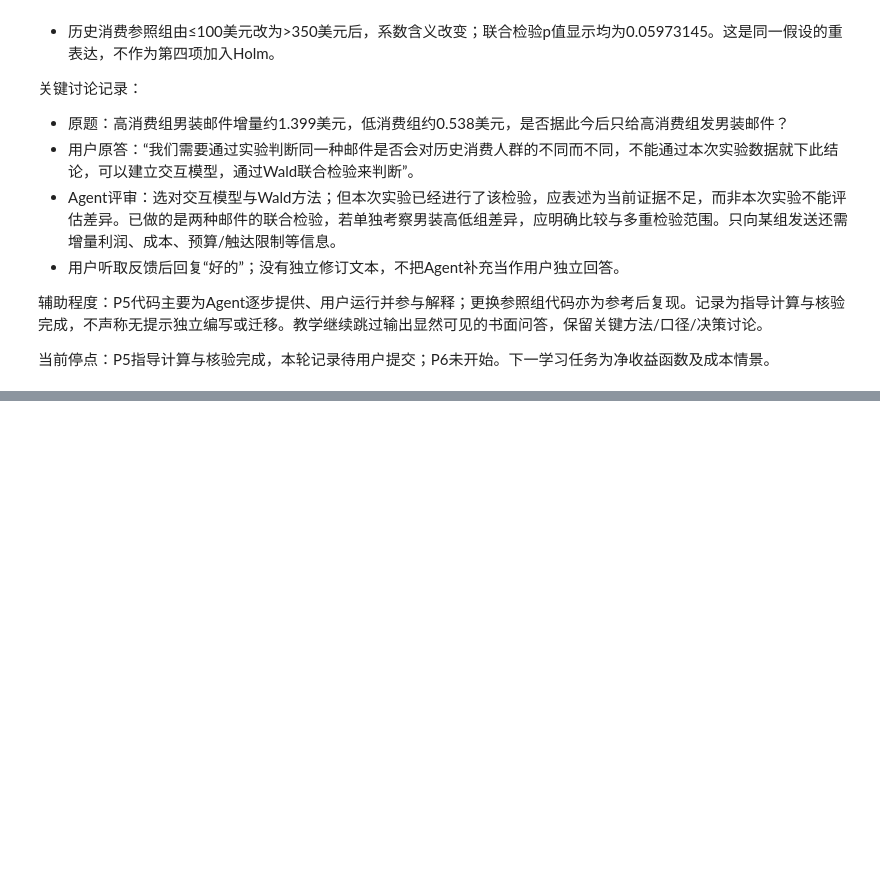
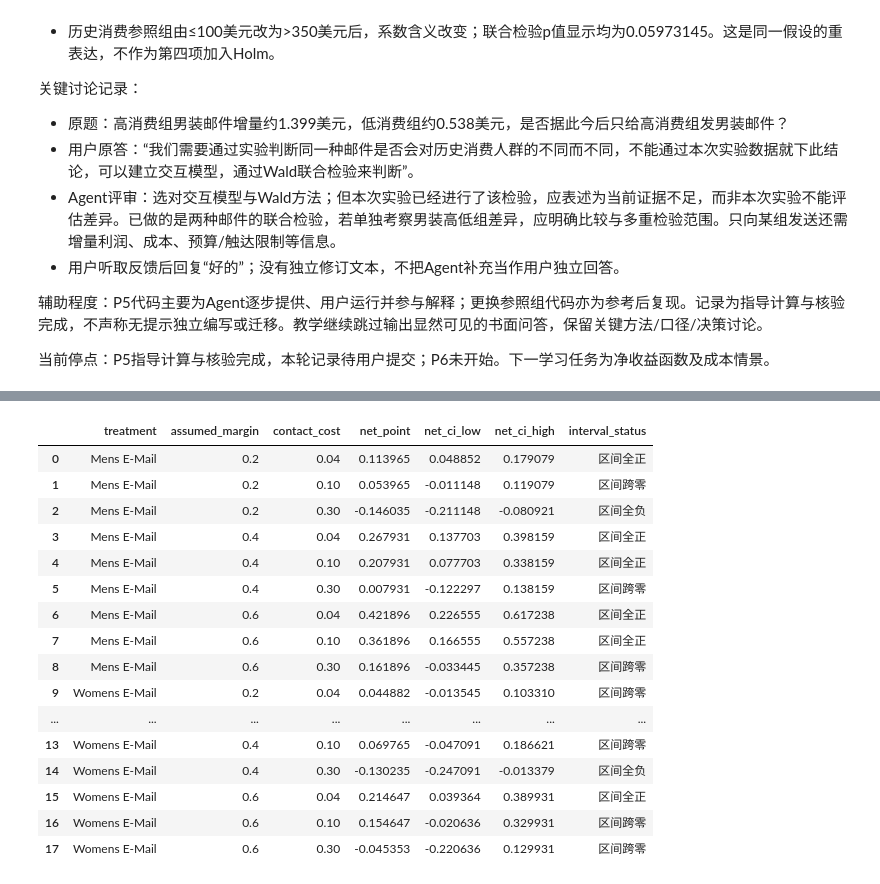
Before and after one commit to xiaomaoII/email-abtest-analysis, a Jupyter notebook: notebooks/python_practice.ipynb, the cells around one changed output, grey strips where cells are left out. Cells and saved outputs as stored; diff of their text form; code cells hidden in the pictures; blank space fills up the shorter version.

```diff
--- a/notebooks/python_practice.ipynb
+++ b/notebooks/python_practice.ipynb
@@ -1259,0 +1945,20 @@ dtype: float64
+# %%
+def net_gain_per_customer(revenue_increment, margin, contact_cost):
+    incremental_gross_profit = revenue_increment * margin
+    net_gain = incremental_gross_profit - contact_cost
+    return net_gain
+
+
+assumed_margin = 0.40
+assumed_contact_cost = 0.10
+
+mens_net_gain = net_gain_per_customer(
+    revenue_increment=revenue_difference,
+    margin=assumed_margin,
+    contact_cost=assumed_contact_cost,
+)
+
+print(f"男装邮件收入增量：{revenue_difference:.6f}美元/客户")
+print(f"假设毛利率：{assumed_margin:.0%}")
+print(f"假设触达成本：{assumed_contact_cost:.2f}美元/客户")
+print(f"增量净收益点估计：{mens_net_gain:.6f}美元/客户")
@@ -1259,0 +2186,49 @@ dtype: float64
+# %%
+margin_scenarios = [0.20, 0.40, 0.60]
+profit_scenario_rows = []
+
+for arm, revenue_increment, revenue_interval in revenue_inputs:
+    for margin in margin_scenarios:
+        for cost in contact_costs:
+            net_point = net_gain_per_customer(
+                revenue_increment, margin, cost
+            )
+            net_low = net_gain_per_customer(
+                revenue_interval.low, margin, cost
+            )
+            net_high = net_gain_per_customer(
+                revenue_interval.high, margin, cost
+            )
+
+            profit_scenario_rows.append({
+                "treatment": arm,
+                "assumed_margin": margin,
+                "contact_cost": cost,
+                "net_point": net_point,
+                "net_ci_low": net_low,
+                "net_ci_high": net_high,
+                "interval_status": classify_net_interval(
+                    net_low, net_high
+                ),
+            })
+
+profit_scenarios = pd.DataFrame(profit_scenario_rows)
+profit_scenarios
+# %% [output]
+|  | treatment | assumed_margin | contact_cost | net_point | net_ci_low | net_ci_high | interval_status |
+| 0 | Mens E-Mail | 0.2 | 0.04 | 0.113965 | 0.048852 | 0.179079 | 区间全正 |
+| 1 | Mens E-Mail | 0.2 | 0.10 | 0.053965 | -0.011148 | 0.119079 | 区间跨零 |
+| 2 | Mens E-Mail | 0.2 | 0.30 | -0.146035 | -0.211148 | -0.080921 | 区间全负 |
+| 3 | Mens E-Mail | 0.4 | 0.04 | 0.267931 | 0.137703 | 0.398159 | 区间全正 |
+| 4 | Mens E-Mail | 0.4 | 0.10 | 0.207931 | 0.077703 | 0.338159 | 区间全正 |
+| 5 | Mens E-Mail | 0.4 | 0.30 | 0.007931 | -0.122297 | 0.138159 | 区间跨零 |
+| 6 | Mens E-Mail | 0.6 | 0.04 | 0.421896 | 0.226555 | 0.617238 | 区间全正 |
+| 7 | Mens E-Mail | 0.6 | 0.10 | 0.361896 | 0.166555 | 0.557238 | 区间全正 |
+| 8 | Mens E-Mail | 0.6 | 0.30 | 0.161896 | -0.033445 | 0.357238 | 区间跨零 |
+| 9 | Womens E-Mail | 0.2 | 0.04 | 0.044882 | -0.013545 | 0.103310 | 区间跨零 |
+| ... | ... | ... | ... | ... | ... | ... | ... |
+| 13 | Womens E-Mail | 0.4 | 0.10 | 0.069765 | -0.047091 | 0.186621 | 区间跨零 |
+| 14 | Womens E-Mail | 0.4 | 0.30 | -0.130235 | -0.247091 | -0.013379 | 区间全负 |
+| 15 | Womens E-Mail | 0.6 | 0.04 | 0.214647 | 0.039364 | 0.389931 | 区间全正 |
+| 16 | Womens E-Mail | 0.6 | 0.10 | 0.154647 | -0.020636 | 0.329931 | 区间跨零 |
+| 17 | Womens E-Mail | 0.6 | 0.30 | -0.045353 | -0.220636 | 0.129931 | 区间跨零 |
```
Also changed, not shown: parts of 41 cells of this notebook, 8 other files.
